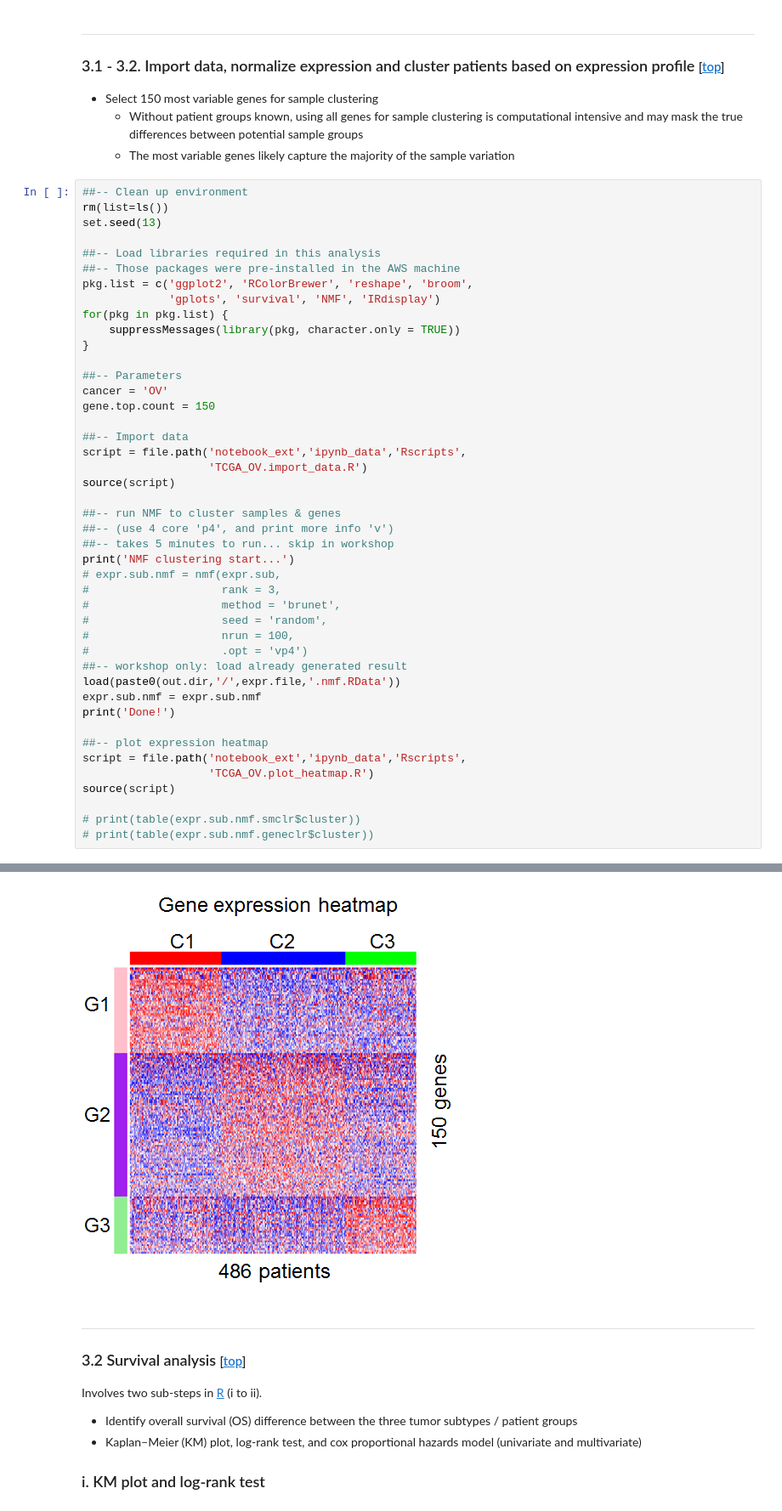
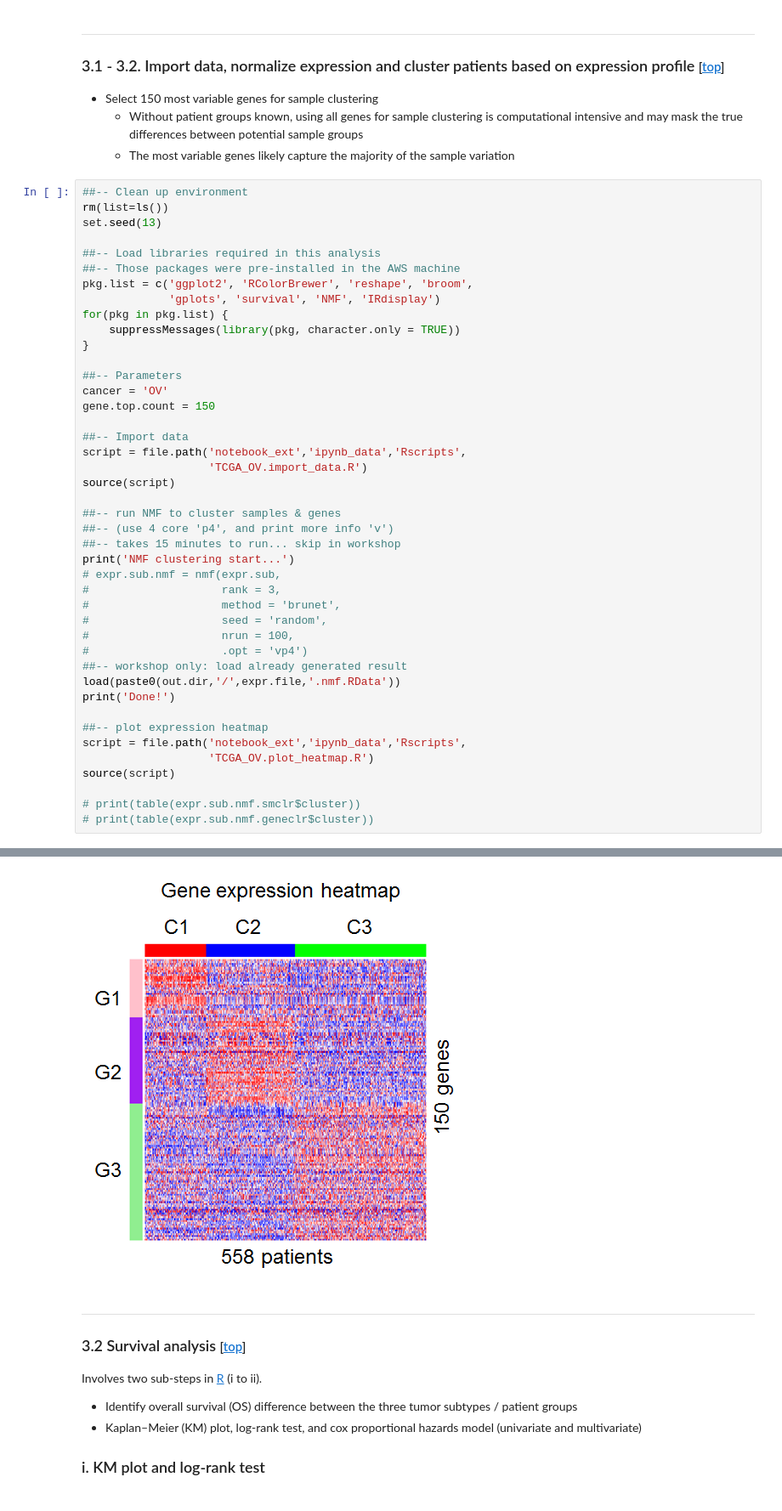
Before and after one commit to riyuebao/CRI-Workshop-Nov2016-RNAseq, a Jupyter notebook: Run_RNAseq.tutorial.rendered.ipynb, the cells around one changed output, grey strips where cells are left out. Shown at 85% size. Cells and saved outputs as stored; diff of their text form.

```diff
--- a/Run_RNAseq.tutorial.rendered.ipynb
+++ b/Run_RNAseq.tutorial.rendered.ipynb
@@ -515,7 +515,7 @@ source(script)
 
 ##-- run NMF to cluster samples & genes
 ##-- (use 4 core 'p4', and print more info 'v')
-##-- takes 5 minutes to run... skip in workshop
+##-- takes 15 minutes to run... skip in workshop
 print('NMF clustering start...')
 # expr.sub.nmf = nmf(expr.sub,
 #                    rank = 3,
@@ -525,7 +525,6 @@ print('NMF clustering start...')
 #                    .opt = 'vp4')
 ##-- workshop only: load already generated result
 load(paste0(out.dir,'/',expr.file,'.nmf.RData'))
-expr.sub.nmf = expr.sub.nmf
 print('Done!')
 
 ##-- plot expression heatmap
@@ -553,7 +552,7 @@ source(script)
 [1] "========================================"
 [1] "NMF clustering start..."
 [1] "Done!"
-[figure, old version]
+[figure, new version]
 # %% [markdown]
 ***
 ### 3.2 Survival analysis<a class="anchor" id="05.2"></a> <small>[[top](#top)]</small>
```
Also changed, not shown: parts of 6 cells of this notebook, 15 other files.
